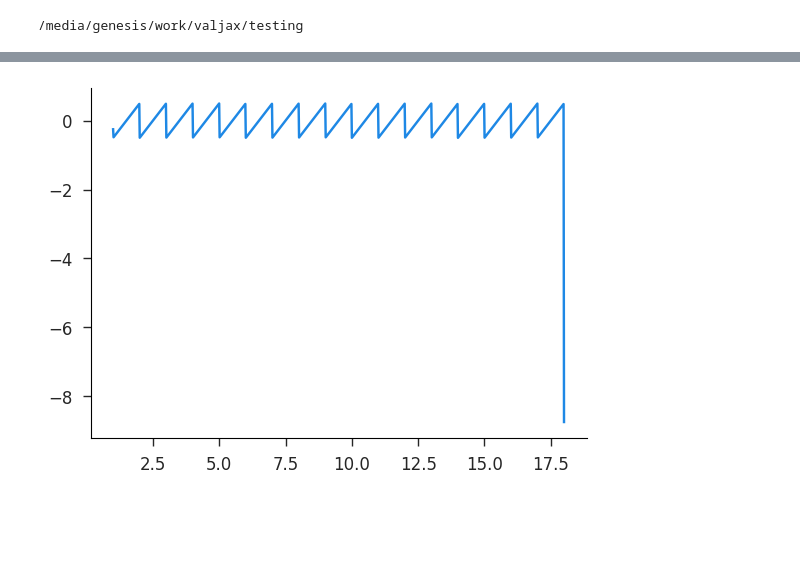
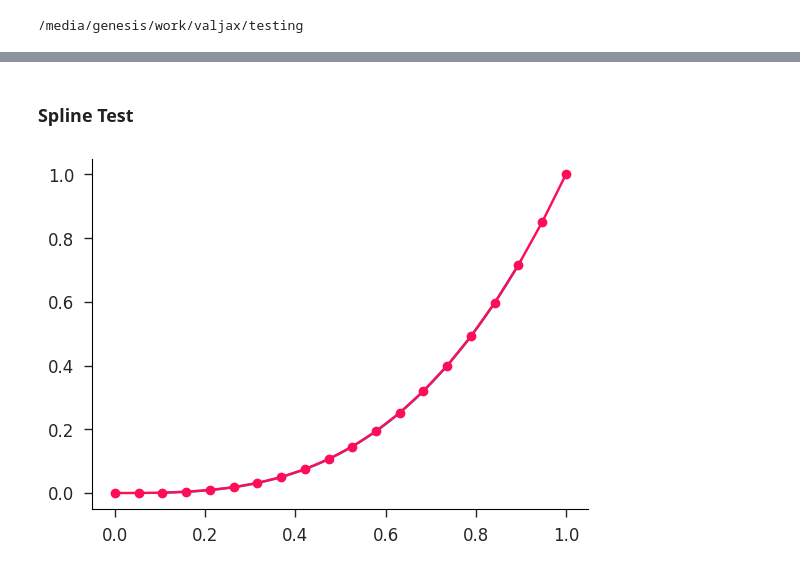
Before and after one commit to iamlemec/valjax, a Jupyter notebook: notebooks/valfunc.ipynb, the cells around one changed output, grey strips where cells are left out. Cells and saved outputs as stored; diff of their text form; code cells hidden in the pictures; blank space fills up the shorter version.

```diff
--- a/notebooks/valfunc.ipynb
+++ b/notebooks/valfunc.ipynb
@@ -49,0 +52,2 @@ pd.Series(hist['err']).plot(logy=True);
+# %% [markdown]
+### Spline Test
@@ -50,3 +56,4 @@ pd.Series(hist['err']).plot(logy=True);
 # %%
 d_cubic = jax.grad(vj.cubic_spline_interp, argnums=0)
+v_cubic = jax.vmap(partial(vj.cubic_spline_interp, extrap=True), in_axes=(0, None, None))
 vd_cubic = jax.vmap(d_cubic, in_axes=(0, None, None))
@@ -56,11 +60,14 @@ y = 0.5*x**2
+# %%
+xlo, xhi, N = 0.0, 1.0, 20
+x = np.linspace(xlo, xhi, N)
+y, d = x**3, 3*x**2
 # %%
-x1 = np.linspace(1, 18, 1000)
-y1 = vj.cubic_spline_interp(x1, x, y)
-d1 = vd_cubic(x1, x, y)
-d0 = x1
-plt.plot(x1, d1-d0);
+x1 = np.linspace(0.1, 0.9, 1000)
+y1 = v_cubic(x1, x, y)
+plt.plot(x1, y1);
+plt.plot(x, y, marker='o');
 # %% [output]
-[figure, old version]
+[figure, new version]
 # %%
 c0, c1, c2, c3 = vj.cubic_spline_fit(x, y)
 xlo, xhi = x[:-1], x[1:]
```
Also changed, not shown: parts of 13 cells of this notebook, 2 other files.
